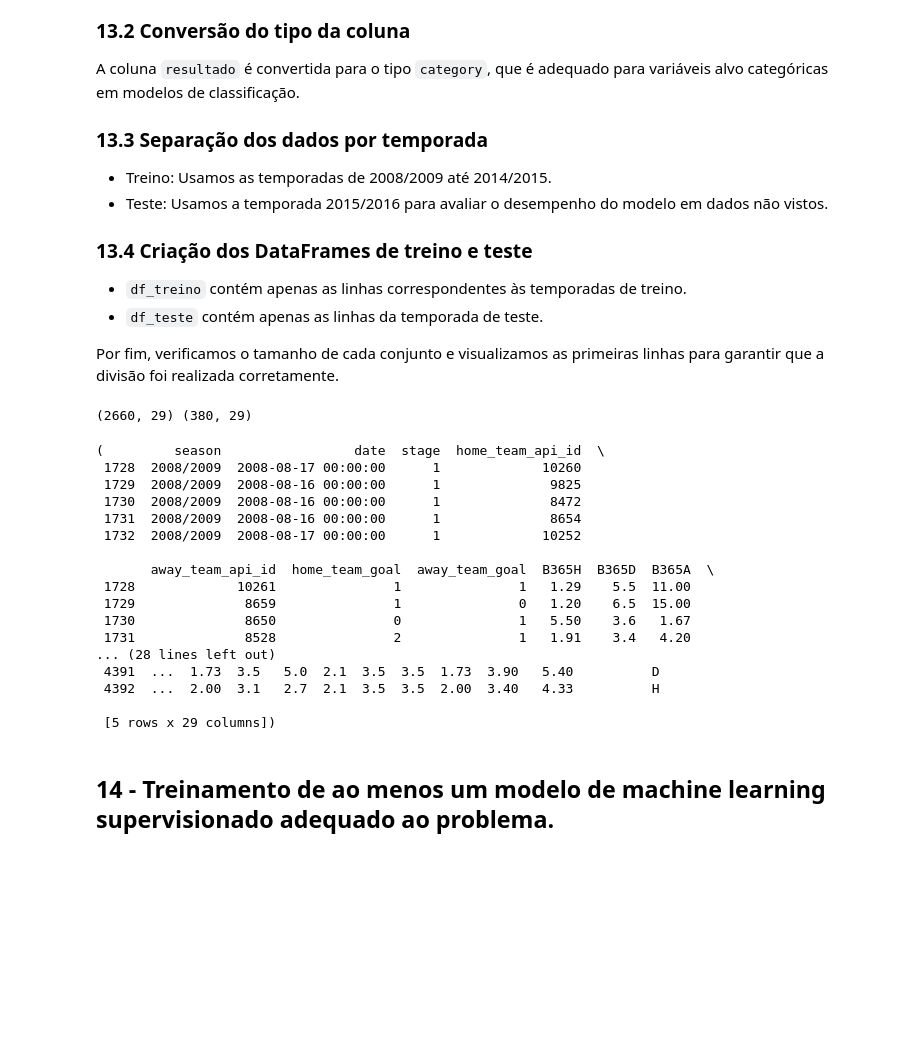
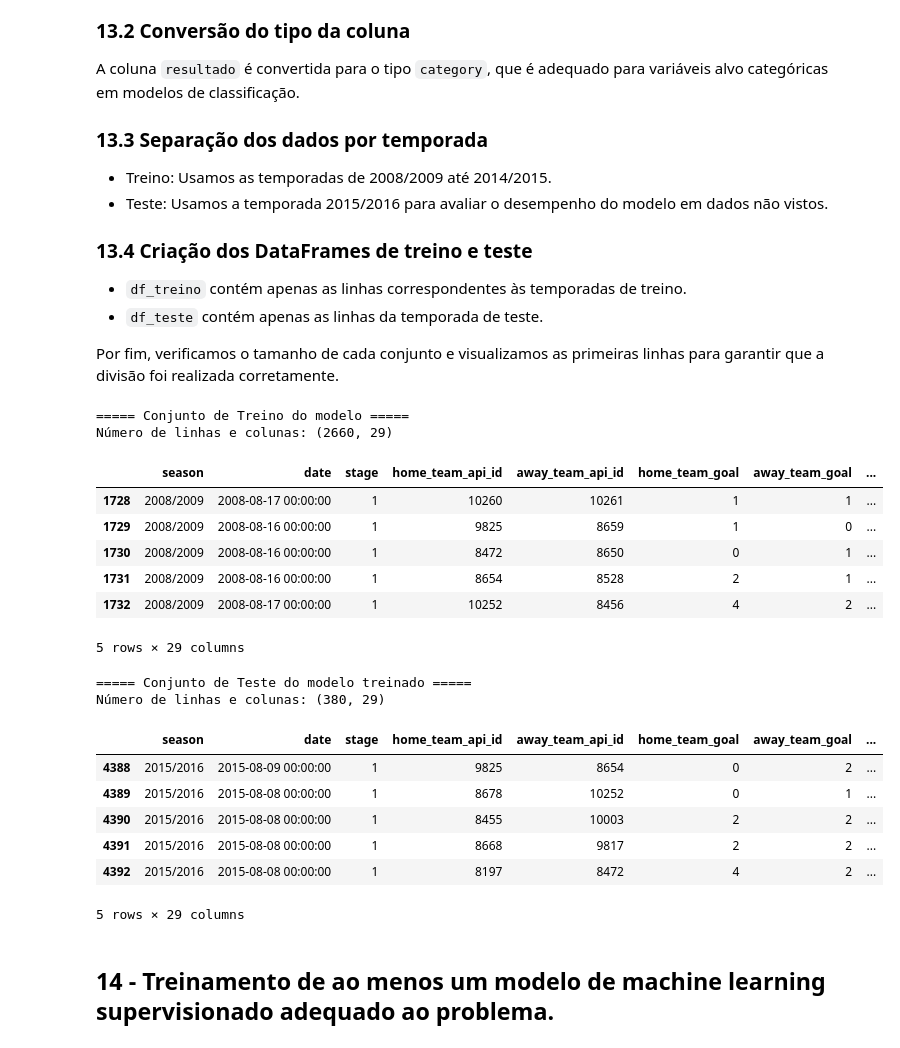
Before and after one commit to GiovaniFetzner/DataScience-BigData, a Jupyter notebook: notebook/DataScience.ipynb, the cells around one changed output. Saved outputs shown, nothing was run; the diff lists cells and outputs as text; code cells hidden in the pictures; blank space fills up the shorter version.

```diff
--- a/notebook/DataScience.ipynb
+++ b/notebook/DataScience.ipynb
@@ -1824,57 +1824,63 @@ Por fim, verificamos o tamanho de cada conjunto e visualizamos as primeiras linh
 # %%
 # Função para definir o resultado do jogo
 def define_resultado(row):
-    #Utilizando Gols do Mandante e Visitante
+    # Utilizando Gols do Mandante e Visitante
     if row["home_team_goal"] > row["away_team_goal"]:
         return "H"  # Home win
     elif row["home_team_goal"] < row["away_team_goal"]:
         return "A"  # Away win
     else:
         return "D"  # Draw
 
 # Cria a coluna 'resultado' no dataframe já tratado
 df_modelo_tratado["resultado"] = df_modelo_tratado["resultado"].astype("category")
 
 # Lista de temporadas usadas para treino
 temporadas_treino = [
     "2008/2009",
     "2009/2010",
     "2010/2011",
     "2011/2012",
     "2012/2013",
     "2013/2014",
     "2014/2015",
 ]
 
 temporada_teste = "2015/2016"
 
 # DataFrame de treino: apenas temporadas 2008/2009 até 2014/2015
 df_treino = df_modelo_tratado[df_modelo_tratado["season"].isin(temporadas_treino)].copy()
 
 # DataFrame de teste: temporada 2015/2016
 df_teste = df_modelo_tratado[df_modelo_tratado["season"] == temporada_teste].copy()
 
-print(df_treino.shape, df_teste.shape)
-df_treino.head(), df_teste.head()
+# Verificando o tamanho dos conjuntos
+print("===== Conjunto de Treino do modelo =====")
+print("Número de linhas e colunas:", df_treino.shape)
+display(df_treino.head())
+
+print("\n===== Conjunto de Teste do modelo treinado =====")
+print("Número de linhas e colunas:", df_teste.shape)
+display(df_teste.head())
 # %% [output]
-(2660, 29) (380, 29)
+===== Conjunto de Treino do modelo =====
+Número de linhas e colunas: (2660, 29)
+|  | season | date | stage | home_team_api_id | away_team_api_id | home_team_goal | away_team_goal | ... |
+| 1728 | 2008/2009 | 2008-08-17 00:00:00 | 1 | 10260 | 10261 | 1 | 1 | ... |
+| 1729 | 2008/2009 | 2008-08-16 00:00:00 | 1 | 9825 | 8659 | 1 | 0 | ... |
+| 1730 | 2008/2009 | 2008-08-16 00:00:00 | 1 | 8472 | 8650 | 0 | 1 | ... |
+| 1731 | 2008/2009 | 2008-08-16 00:00:00 | 1 | 8654 | 8528 | 2 | 1 | ... |
+| 1732 | 2008/2009 | 2008-08-17 00:00:00 | 1 | 10252 | 8456 | 4 | 2 | ... |
-(         season                 date  stage  home_team_api_id  \
- 1728  2008/2009  2008-08-17 00:00:00      1             10260
- 1729  2008/2009  2008-08-16 00:00:00      1              9825
- 1730  2008/2009  2008-08-16 00:00:00      1              8472
- 1731  2008/2009  2008-08-16 00:00:00      1              8654
- 1732  2008/2009  2008-08-17 00:00:00      1             10252
-
-       away_team_api_id  home_team_goal  away_team_goal  B365H  B365D  B365A  \
- 1728             10261               1               1   1.29    5.5  11.00
- 1729              8659               1               0   1.20    6.5  15.00
- 1730              8650               0               1   5.50    3.6   1.67
- 1731              8528               2               1   1.91    3.4   4.20
-... (28 lines left out)
- 4391  ...  1.73  3.5   5.0  2.1  3.5  3.5  1.73  3.90   5.40          D
- 4392  ...  2.00  3.1   2.7  2.1  3.5  3.5  2.00  3.40   4.33          H
-
- [5 rows x 29 columns])
+5 rows × 29 columns
+===== Conjunto de Teste do modelo treinado =====
+Número de linhas e colunas: (380, 29)
+|  | season | date | stage | home_team_api_id | away_team_api_id | home_team_goal | away_team_goal | ... |
+| 4388 | 2015/2016 | 2015-08-09 00:00:00 | 1 | 9825 | 8654 | 0 | 2 | ... |
+| 4389 | 2015/2016 | 2015-08-08 00:00:00 | 1 | 8678 | 10252 | 0 | 1 | ... |
+| 4390 | 2015/2016 | 2015-08-08 00:00:00 | 1 | 8455 | 10003 | 2 | 2 | ... |
+| 4391 | 2015/2016 | 2015-08-08 00:00:00 | 1 | 8668 | 9817 | 2 | 2 | ... |
+| 4392 | 2015/2016 | 2015-08-08 00:00:00 | 1 | 8197 | 8472 | 4 | 2 | ... |
+5 rows × 29 columns
 # %% [markdown]
 ## 14 - Treinamento de ao menos um modelo de machine learning supervisionado adequado ao problema.
 # %%
```
Also changed, not shown: parts of 2 cells of this notebook.
